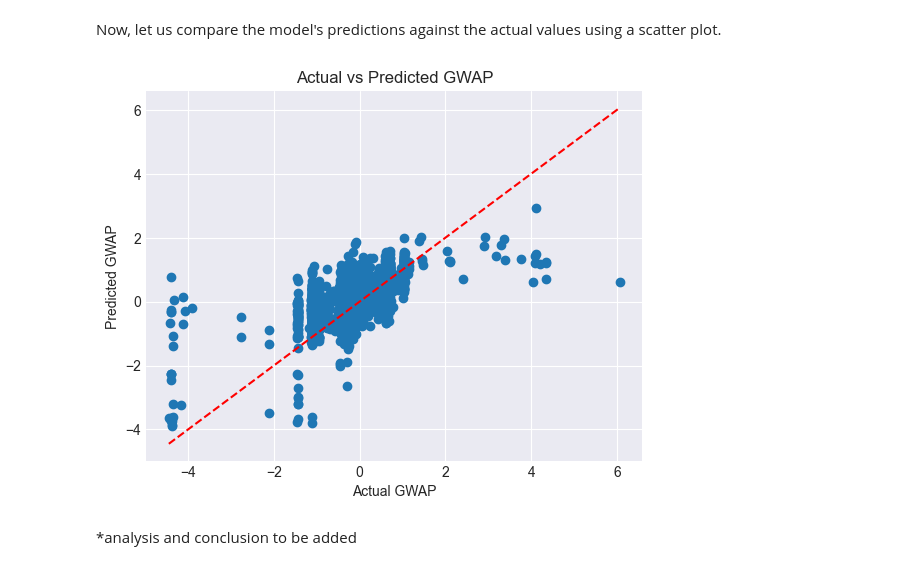
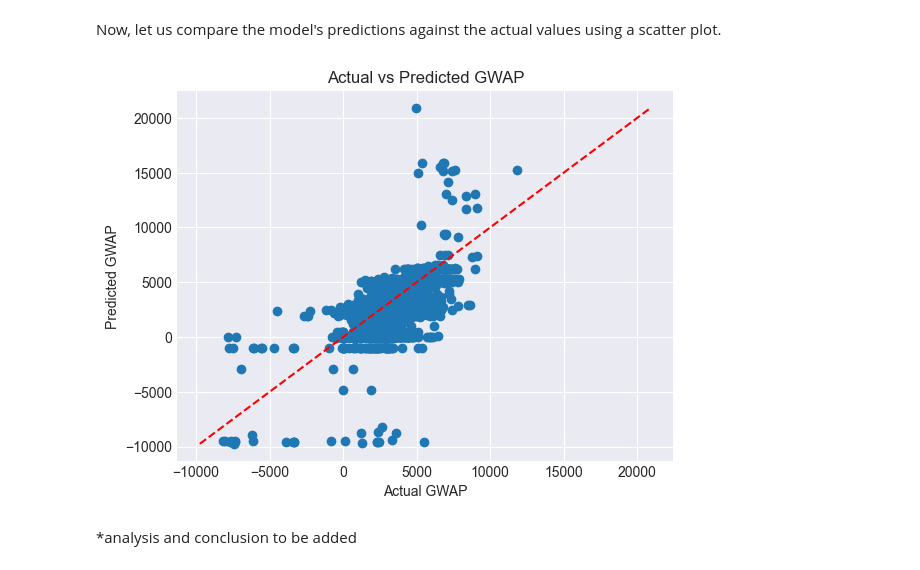
Before and after one commit to haniellejermayn/wesm-price-prediction, a Jupyter notebook: 05_NeuralNetwork.ipynb, the cells around one changed output. Cells and saved outputs as stored; diff of their text form; code cells hidden in the pictures.

```diff
--- a/05_NeuralNetwork.ipynb
+++ b/05_NeuralNetwork.ipynb
@@ -424,32 +361,38 @@ We will now test the performance of our model on the **Test set**.
 # %%
 from sklearn.metrics import mean_squared_error, mean_absolute_error, r2_score
 
-def evaluate(model, X, y, label):
+def evaluate(model, X, y, label, delta=1.0):
     model.eval()
     with torch.no_grad():
         y_pred = model(X)
 
-    y_pred_np = y_pred.detach().numpy()
-    y_np = y.detach().numpy()
+    y_pred_np = scaler_y.inverse_transform(y_pred.detach().numpy())
+    y_np = scaler_y.inverse_transform(y.detach().numpy())
 
     rmse = np.sqrt(mean_squared_error(y_np, y_pred_np))
     mae  = mean_absolute_error(y_np, y_pred_np)
+
+    # Huber loss calculation
+    error = y_np - y_pred_np
+    abs_error = np.abs(error)
+    huber = np.where(abs_error <= delta,
+                     0.5 * error**2,
+                     delta * (abs_error - 0.5 * delta))
+    huber = np.mean(huber)
+
     r2   = r2_score(y_np, y_pred_np)
-    print(f"{label:<12} | RMSE: {rmse:>12.4f} | MAE: {mae:>10.4f} | R²: {r2:>8.4f}")
+    print(f"{label:<12} | RMSE: {rmse:>12.4f} | MAE: {mae:>10.4f} || Huber: {huber:>10.4f} | R²: {r2:>8.4f}")
     return y_pred_np, rmse, mae, r2
 
-print(f"{'Split':<12} | {'RMSE':>18} | {'MAE':>14} | {'R\u00b2':>12}")
+print(f"{'Split':<12} | {'RMSE':>18} | {'MAE':>14} | {'Huber':>12} | {'R\u00b2':>12}")
 print("-" * 68)
 
-# lr evaluated on its own training data
+# model evaluated on its own training data
 y_train_pred, train_rmse, train_mae, train_r2 = evaluate(model, X_train, y_train, "Train")
 
-# lr evaluated on validation (unseen to lr)
+# model evaluated on validation (unseen to model)
 y_val_pred, val_rmse, val_mae, val_r2 = evaluate(model, X_val, y_val, "Validation")
 
-# lr_final evaluated on its own training data (train+val combined)
-# y_trainval_pred, trainval_rmse, _, _ = evaluate(lr_final, X_trainval, y_trainval, "Train+Val")
-
-# lr_final evaluated on test (unseen to lr_final)
+# model evaluated on test (unseen to model)
 y_test_pred, test_rmse, test_mae, test_r2 = evaluate(model, X_test, y_test, "Test")
 # %% [output]
@@ -461,18 +406,21 @@ Test         | RMSE:       0.5001 | MAE:     0.3484 | R²:   0.1984
+# %%
+# inverse-transform the predictions to get them back to the original scale
+y_test_original = scaler_y.inverse_transform(y_test.numpy())
 # %% [markdown]
 ### Visualization
 # %% [markdown]
 Now, let us compare the model's predictions against the actual values using a scatter plot.
 # %%
-plt.scatter(y_test, y_test_pred)
+plt.scatter(y_test_pred, y_test_original)
 plt.xlabel("Actual GWAP")
 plt.ylabel("Predicted GWAP")
 plt.title("Actual vs Predicted GWAP")
-plt.plot([min(y_test), max(y_test)],
-         [min(y_test), max(y_test)],
+plt.plot([min(y_test_original), max(y_test_original)],
+         [min(y_test_original), max(y_test_original)],
          'r--')  # perfect prediction line
 plt.show()
 # %% [output]
-[figure, old version]
+[figure, new version]
 # %% [markdown]
 *analysis and conclusion to be added
 # %% [markdown]
```
Also changed, not shown: parts of 52 cells of this notebook.
